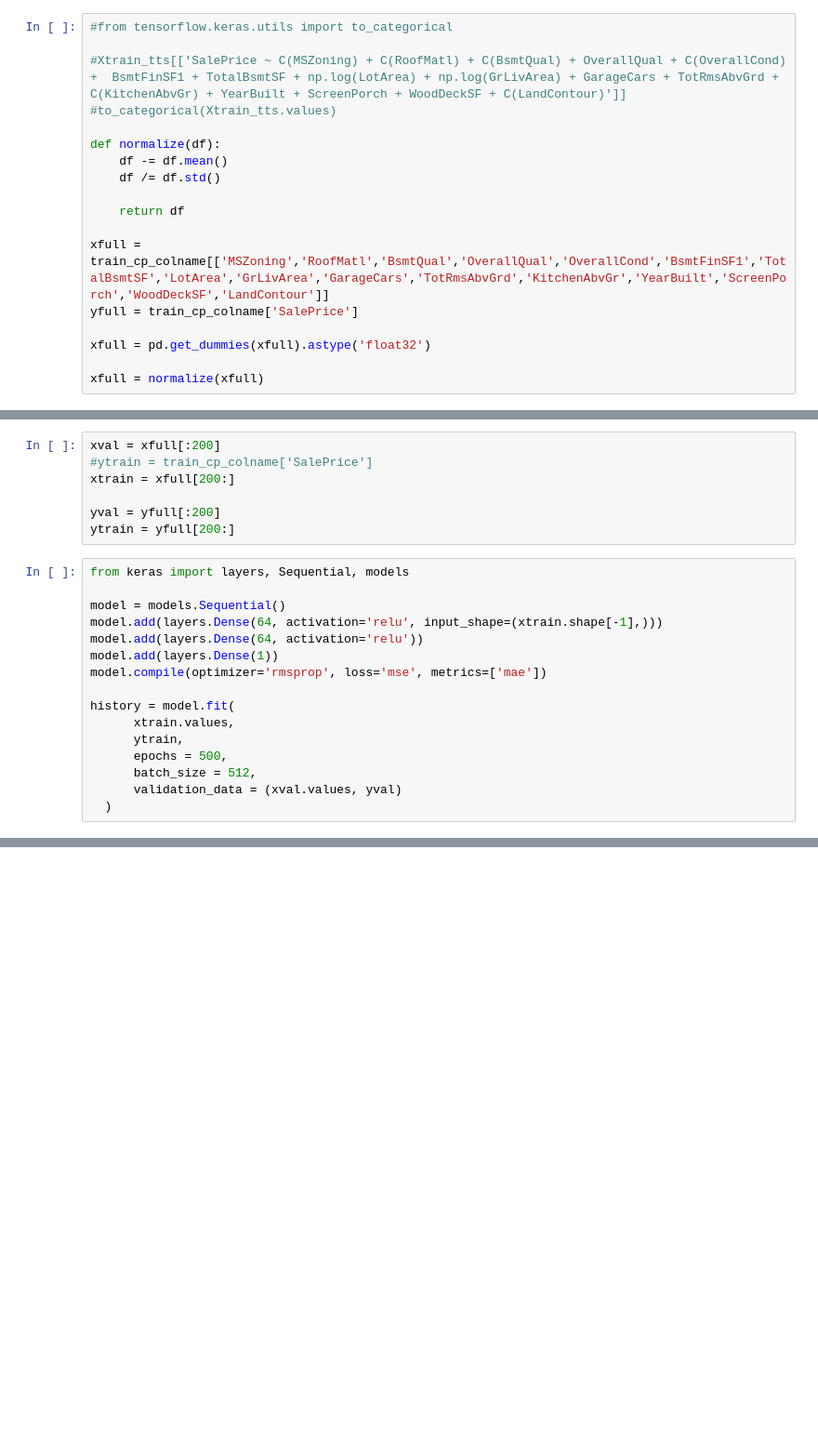
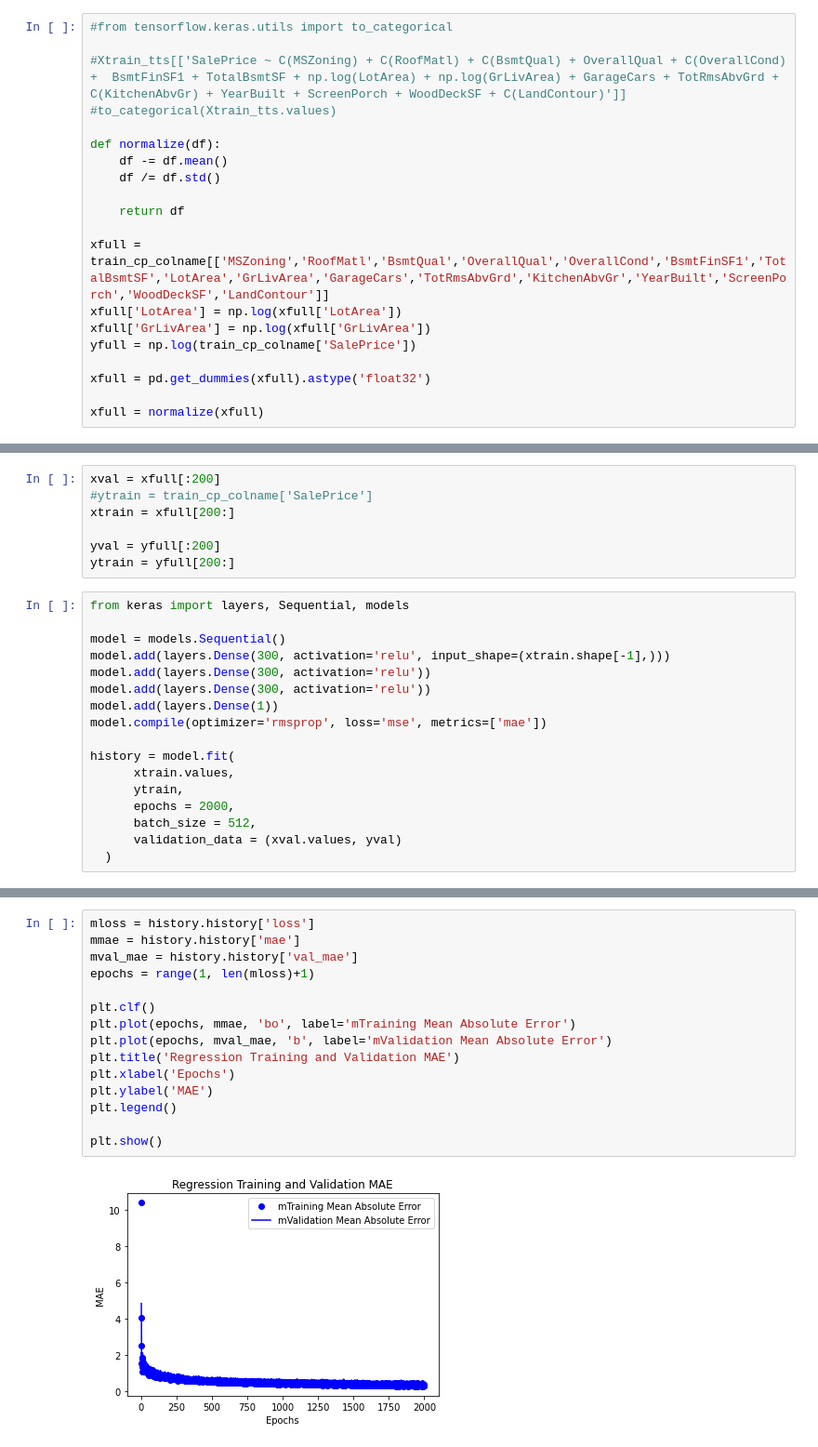
Before and after one commit to supremeZ41D/Random_Notebooks, a Jupyter notebook: house-prices-notebook.ipynb, the cells around one changed output, grey strips where cells are left out. Shown at 93% size. Saved outputs shown, nothing was run; the diff lists cells and outputs as text; blank space fills up the shorter version.

Commit message:
Kaggle Notebook | House_Prices_Notebook | Version 5

```diff
--- a/house-prices-notebook.ipynb
+++ b/house-prices-notebook.ipynb
@@ -626,7 +664,9 @@ def normalize(df):
     return df
 
 xfull = train_cp_colname[['MSZoning','RoofMatl','BsmtQual','OverallQual','OverallCond','BsmtFinSF1','TotalBsmtSF','LotArea','GrLivArea','GarageCars','TotRmsAbvGrd','KitchenAbvGr','YearBuilt','ScreenPorch','WoodDeckSF','LandContour']]
-yfull = train_cp_colname['SalePrice']
+xfull['LotArea'] = np.log(xfull['LotArea'])
+xfull['GrLivArea'] = np.log(xfull['GrLivArea'])
+yfull = np.log(train_cp_colname['SalePrice'])
 
 xfull = pd.get_dummies(xfull).astype('float32')
 
@@ -642,15 +692,16 @@ ytrain = yfull[200:]
 from keras import layers, Sequential, models
 
 model = models.Sequential()
-model.add(layers.Dense(64, activation='relu', input_shape=(xtrain.shape[-1],)))
-model.add(layers.Dense(64, activation='relu'))
+model.add(layers.Dense(300, activation='relu', input_shape=(xtrain.shape[-1],)))
+model.add(layers.Dense(300, activation='relu'))
+model.add(layers.Dense(300, activation='relu'))
 model.add(layers.Dense(1))
 model.compile(optimizer='rmsprop', loss='mse', metrics=['mae'])
 
 history = model.fit(
       xtrain.values,
       ytrain,
-      epochs = 500,
+      epochs = 2000,
       batch_size = 512,
       validation_data = (xval.values, yval)
   )
@@ -691,0 +747,17 @@ Epoch 500/500
+# %%
+mloss = history.history['loss']
+mmae = history.history['mae']
+mval_mae = history.history['val_mae']
+epochs = range(1, len(mloss)+1)
+
+plt.clf()
+plt.plot(epochs, mmae, 'bo', label='mTraining Mean Absolute Error')
+plt.plot(epochs, mval_mae, 'b', label='mValidation Mean Absolute Error')
+plt.title('Regression Training and Validation MAE')
+plt.xlabel('Epochs')
+plt.ylabel('MAE')
+plt.legend()
+
+plt.show()
+# %% [output]
+[figure, added]
```
Also changed, not shown: parts of 49 cells of this notebook.
